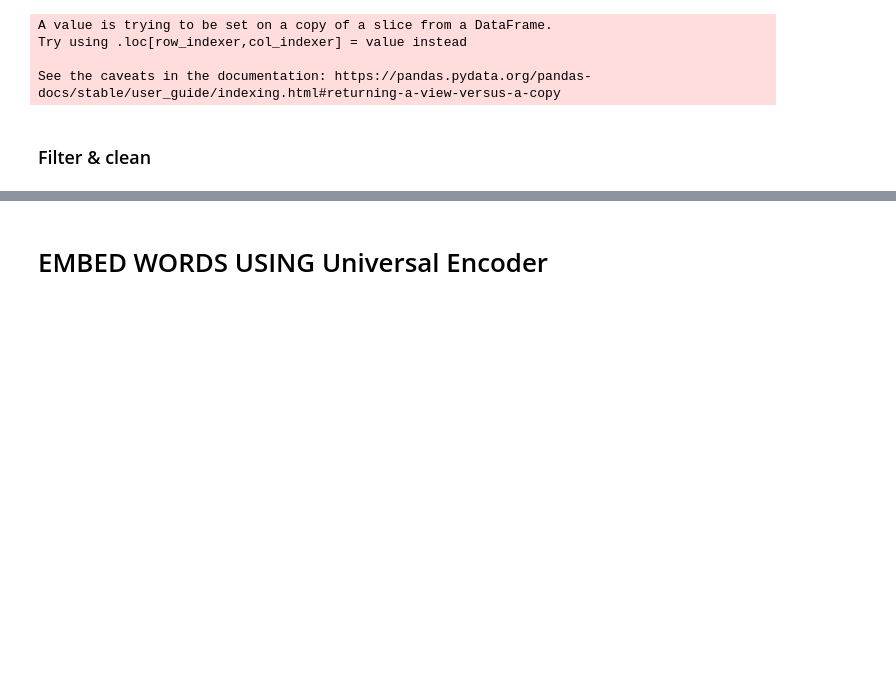
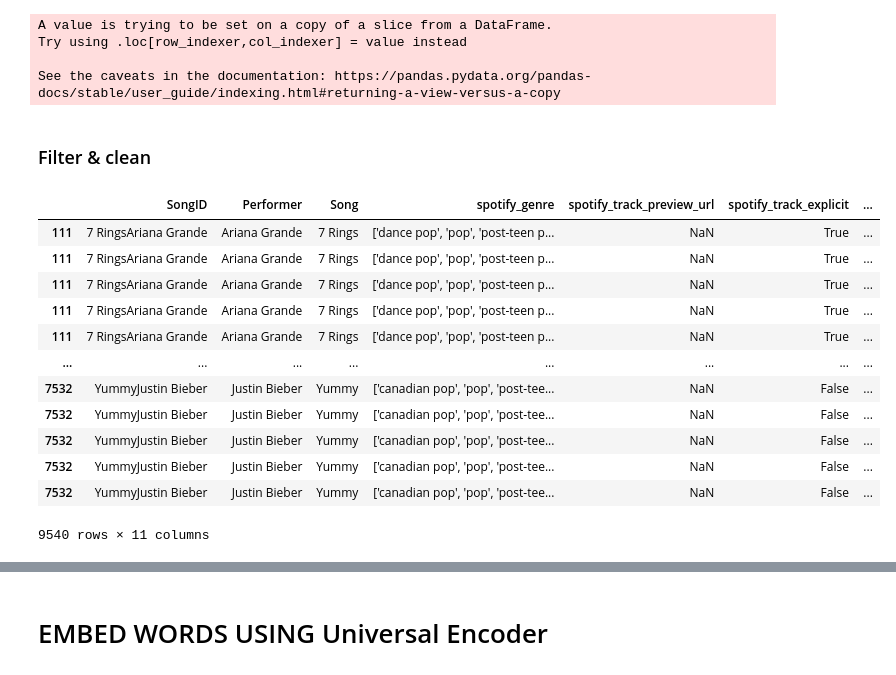
Before and after one commit to davidnmora/billboard-lyric-exploration, a Jupyter notebook: Lyric embedding and dimension reduction.ipynb, the cells around one changed output, grey strips where cells are left out. Drawn from its saved outputs; the diff is of its cells as text; code cells hidden in the pictures; blank space fills up the shorter version.

```diff
--- a/Lyric embedding and dimension reduction.ipynb
+++ b/Lyric embedding and dimension reduction.ipynb
@@ -116,0 +116,16 @@ tiny_df_parsed = tiny_df.explode('Parsed Lyrics').drop_duplicates(
+# %%
+with_filters
+# %% [output]
+|  | SongID | Performer | Song | spotify_genre | spotify_track_preview_url | spotify_track_explicit | ... |
+| 111 | 7 RingsAriana Grande | Ariana Grande | 7 Rings | ['dance pop', 'pop', 'post-teen p... | NaN | True | ... |
+| 111 | 7 RingsAriana Grande | Ariana Grande | 7 Rings | ['dance pop', 'pop', 'post-teen p... | NaN | True | ... |
+| 111 | 7 RingsAriana Grande | Ariana Grande | 7 Rings | ['dance pop', 'pop', 'post-teen p... | NaN | True | ... |
+| 111 | 7 RingsAriana Grande | Ariana Grande | 7 Rings | ['dance pop', 'pop', 'post-teen p... | NaN | True | ... |
+| 111 | 7 RingsAriana Grande | Ariana Grande | 7 Rings | ['dance pop', 'pop', 'post-teen p... | NaN | True | ... |
+| ... | ... | ... | ... | ... | ... | ... | ... |
+| 7532 | YummyJustin Bieber | Justin Bieber | Yummy | ['canadian pop', 'pop', 'post-tee... | NaN | False | ... |
+| 7532 | YummyJustin Bieber | Justin Bieber | Yummy | ['canadian pop', 'pop', 'post-tee... | NaN | False | ... |
+| 7532 | YummyJustin Bieber | Justin Bieber | Yummy | ['canadian pop', 'pop', 'post-tee... | NaN | False | ... |
+| 7532 | YummyJustin Bieber | Justin Bieber | Yummy | ['canadian pop', 'pop', 'post-tee... | NaN | False | ... |
+| 7532 | YummyJustin Bieber | Justin Bieber | Yummy | ['canadian pop', 'pop', 'post-tee... | NaN | False | ... |
+9540 rows × 11 columns
```
Also changed, not shown: parts of 23 cells of this notebook.
